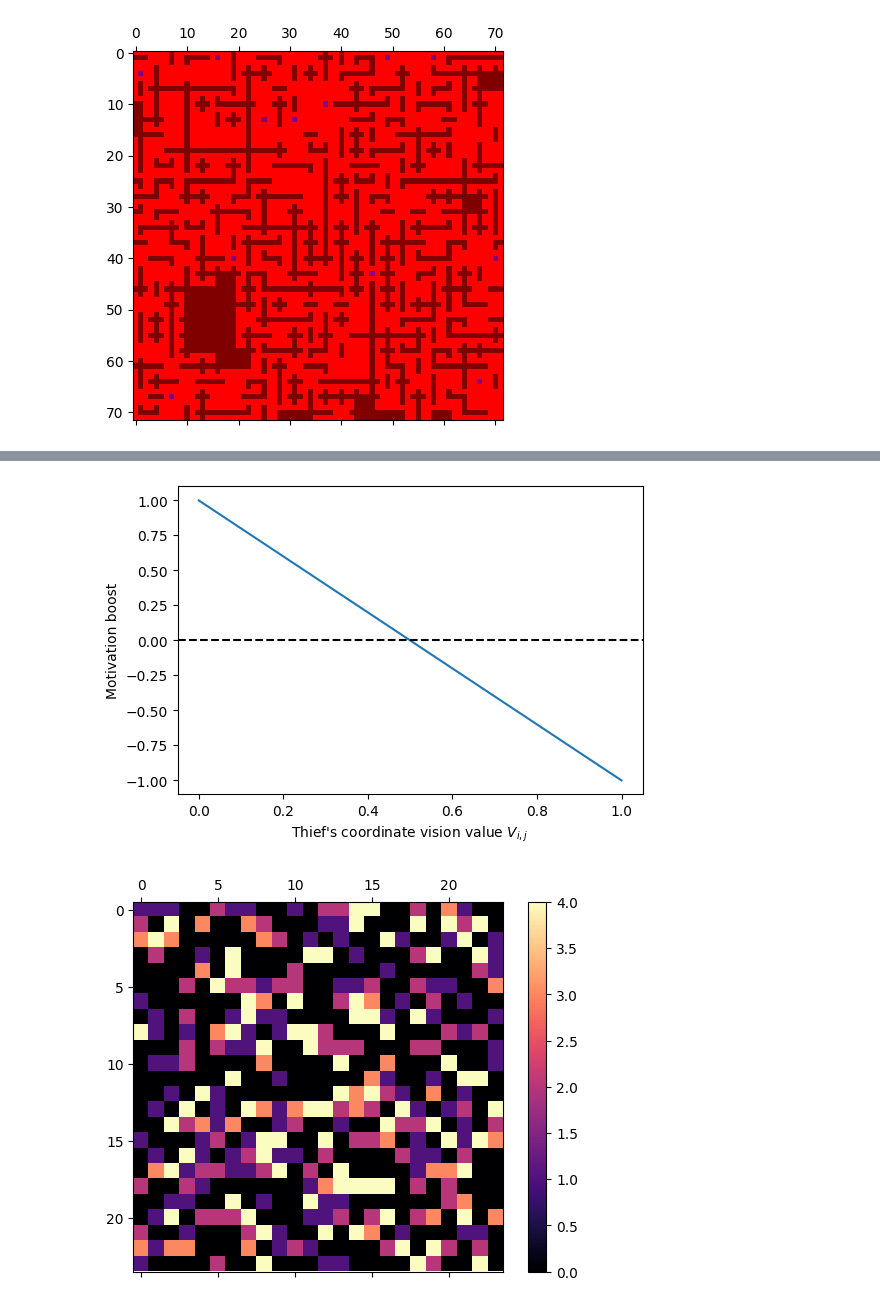
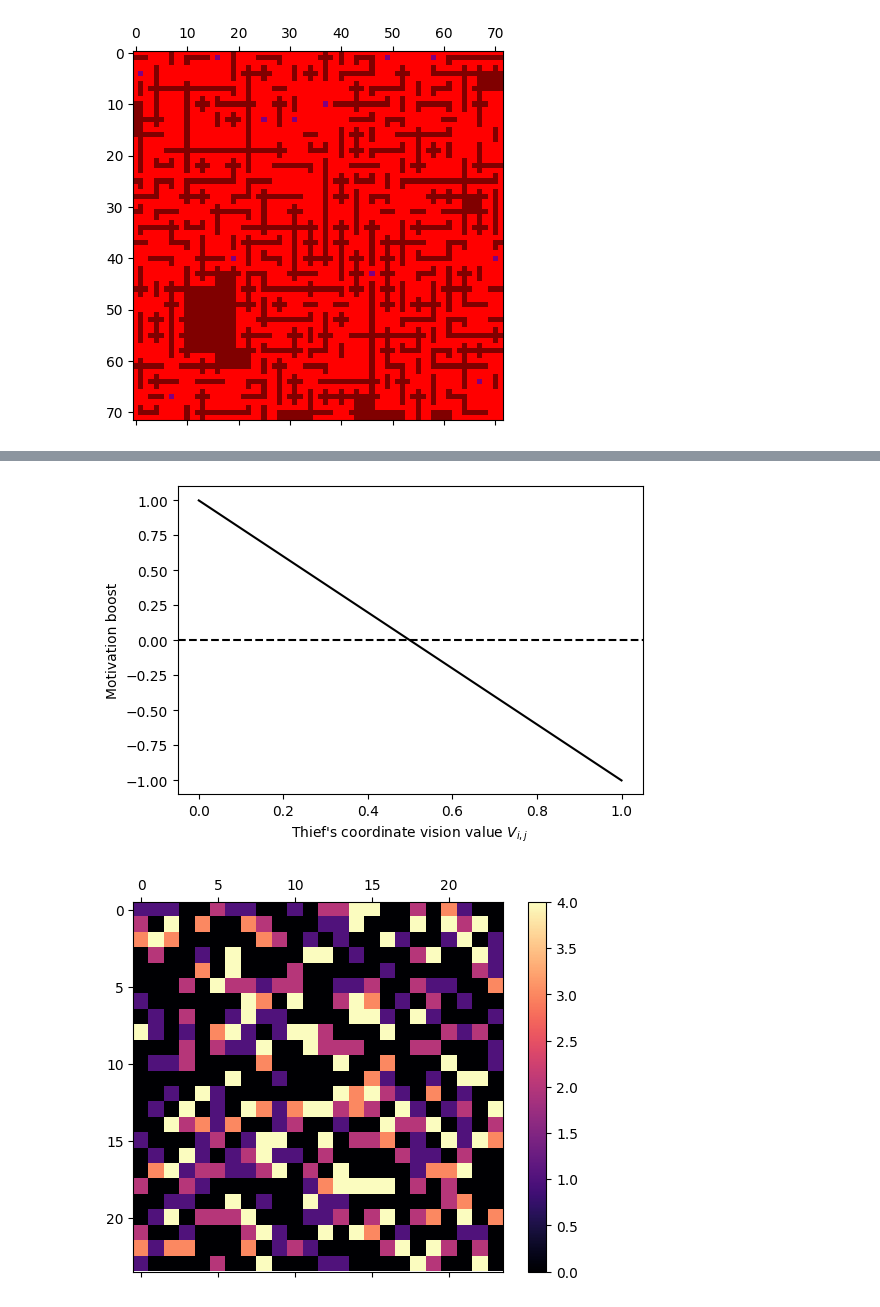
Before and after one commit to viktorvesely/TaC, a Jupyter notebook: simulation/explore.ipynb, the cells around one changed output, grey strips where cells are left out. Saved outputs shown, nothing was run; the diff lists cells and outputs as text; code cells hidden in the pictures.

```diff
--- a/simulation/explore.ipynb
+++ b/simulation/explore.ipynb
@@ -986,16 +989,16 @@ fig.savefig("./data/frustration.pdf")
 # %%
 fig, ax = plt.subplots(figsize=(6, 4))
 
 base = 2
 x = np.linspace(0, 1, 50, endpoint=True)
 occlusion = (base *(1 - x) - (base / 2))
-ax.plot(x, occlusion)
+ax.plot(x, occlusion, color="black")
 ax.axhline(0, color="black", linestyle="dashed")
 ax.set_xlabel("Thief's coordinate vision value $V_{i, j}$")
 ax.set_ylabel("Motivation boost")
 fig.savefig("./data/intuition.pdf")
 # %% [output]
-[figure, old version]
+[figure, new version]
 # %%
 from scipy.signal import convolve2d
 
```
Also changed, not shown: parts of 3 cells of this notebook, 29 other files.
